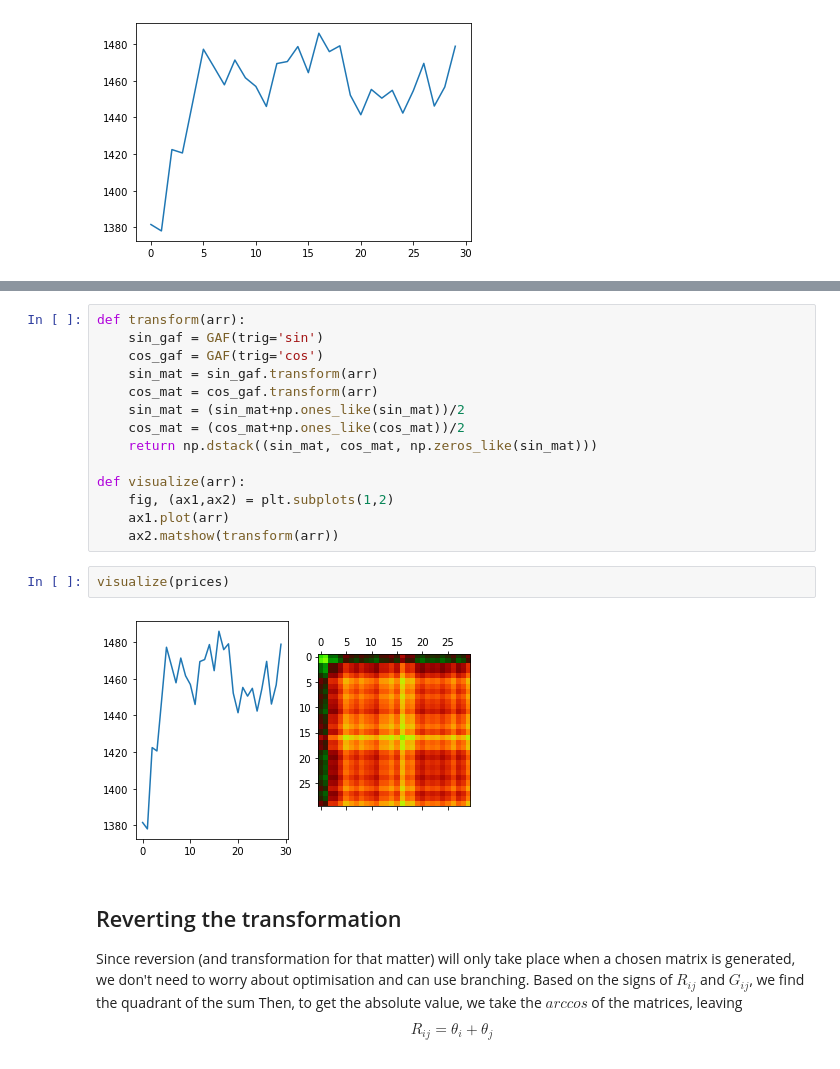
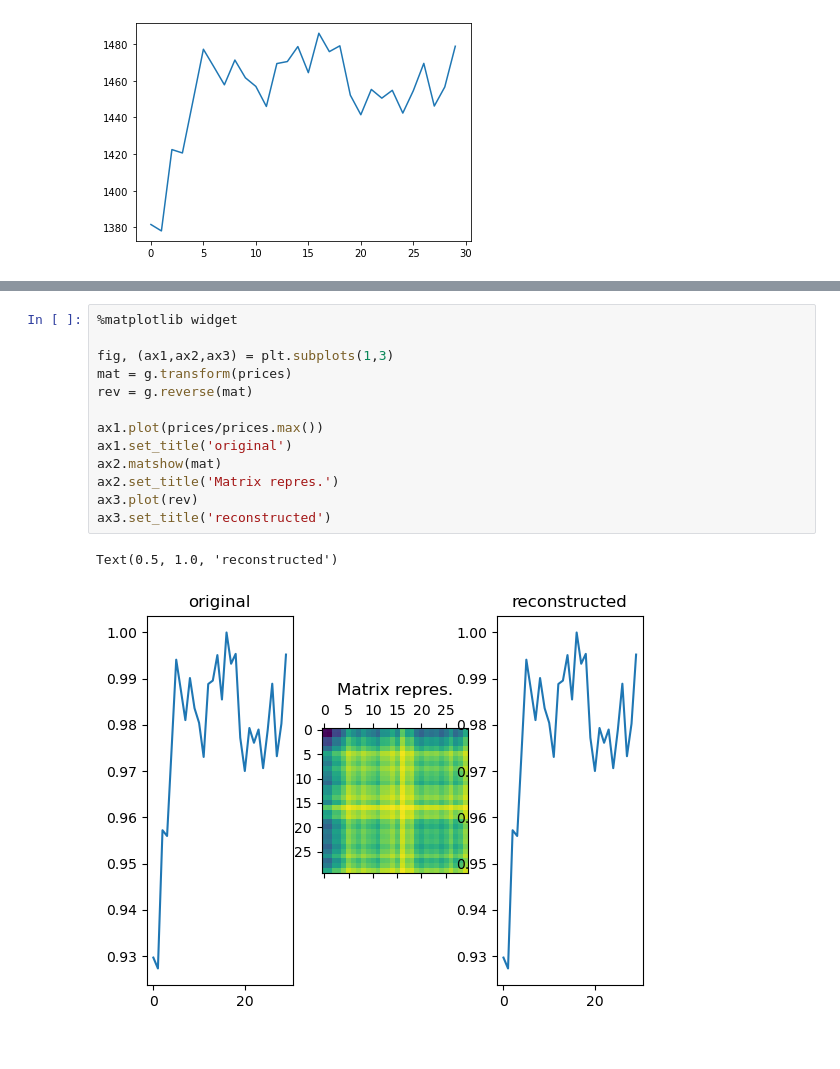
Before and after one commit to jekabsGritans/generative_imaged_timeseries, a Jupyter notebook: notebook.ipynb, the cells around one changed output, grey strips where cells are left out. Saved outputs shown, nothing was run; the diff lists cells and outputs as text.

```diff
--- a/notebook.ipynb
+++ b/notebook.ipynb
@@ -62,24 +96,16 @@ class GAF:
-# %%
-def transform(arr):
-    sin_gaf = GAF(trig='sin')
-    cos_gaf = GAF(trig='cos')
-    sin_mat = sin_gaf.transform(arr)
-    cos_mat = cos_gaf.transform(arr)
-    sin_mat = (sin_mat+np.ones_like(sin_mat))/2
-    cos_mat = (cos_mat+np.ones_like(cos_mat))/2
-    return np.dstack((sin_mat, cos_mat, np.zeros_like(sin_mat)))
-
-def visualize(arr):
-    fig, (ax1,ax2) = plt.subplots(1,2)
-    ax1.plot(arr)
-    ax2.matshow(transform(arr))
-# %%
-visualize(prices)
-# %% [output]
-[figure, removed]
-# %% [markdown]
-## Reverting the transformation
-Since reversion (and transformation for that matter) will only take place when a chosen matrix is generated, we don't need to worry about optimisation and can use branching.
-Based on the signs of $R_{ij}$ and $G_{ij}$, we find the quadrant of the sum
-Then, to get the absolute value, we take the $arccos$ of the matrices, leaving
-$$R_{ij} = \theta_i+\theta_j$$
+# %%
+%matplotlib widget
+
+fig, (ax1,ax2,ax3) = plt.subplots(1,3)
+mat = g.transform(prices)
+rev = g.reverse(mat)
+
+ax1.plot(prices/prices.max())
+ax1.set_title('original')
+ax2.matshow(mat)
+ax2.set_title('Matrix repres.')
+ax3.plot(rev)
+ax3.set_title('reconstructed')
+# %% [output]
+Text(0.5, 1.0, 'reconstructed')
+[figure, added]
```
Also changed, not shown: parts of 2 cells of this notebook.
